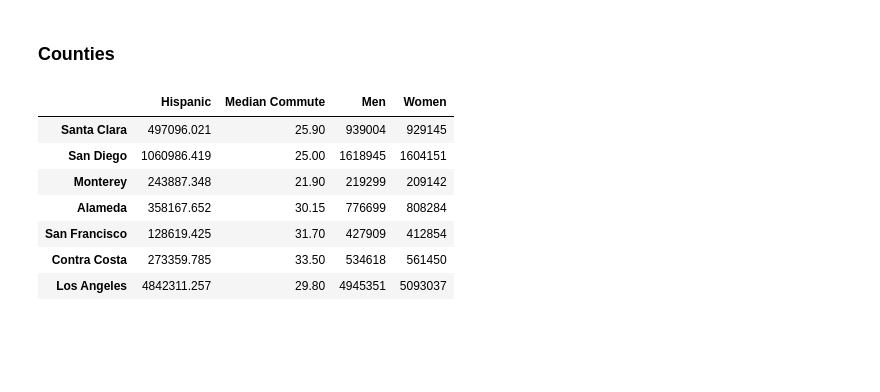
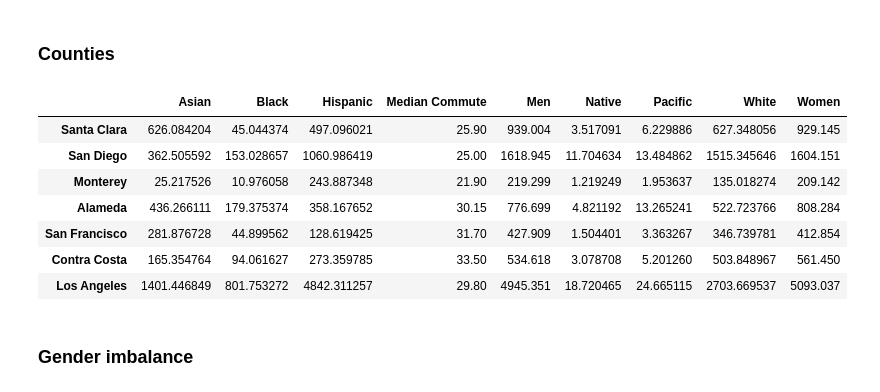
Before and after one commit to pstetz/Kaggle, a Jupyter notebook: in_progress/census/fun.ipynb, the cells around one changed output. Saved outputs shown, nothing was run; the diff lists cells and outputs as text; code cells hidden in the pictures; blank space fills up the shorter version.

```diff
--- a/in_progress/census/fun.ipynb
+++ b/in_progress/census/fun.ipynb
@@ -82,28 +82,40 @@ Name: IncomePerCapErr, dtype: float64
 # %%
 counties = ["Santa Clara", "San Diego", "Monterey", "Alameda", "San Francisco", "Contra Costa", "Los Angeles"]
 
-commute, men, women, hispanic = ([],[],[],[])
+commute, men, women, hispanic, white, black, native, asian, pacific = ([],[],[],[],[],[],[],[],[])
 
 for county in counties:
     curr_county = census[census.County == county]
 
     commute.append(curr_county.MeanCommute.median())
-    men.append(curr_county.Men.sum())
-    women.append(curr_county.Women.sum())
-    hispanic.append(((curr_county.Hispanic * curr_county.TotalPop) / 100).sum())
+    men.append(curr_county.Men.sum() / 1000)
+    women.append(curr_county.Women.sum() / 1000)
+    hispanic.append(((curr_county.Hispanic * curr_county.TotalPop) / 100000).sum())
+    white.append(((curr_county.White * curr_county.TotalPop) / 100000).sum())
+    black.append(((curr_county.Black * curr_county.TotalPop) / 100000).sum())
+    native.append(((curr_county.Native * curr_county.TotalPop) / 100000).sum())
+    asian.append(((curr_county.Asian * curr_county.TotalPop) / 100000).sum())
+    pacific.append(((curr_county.Pacific * curr_county.TotalPop) / 100000).sum())
 
 pd.DataFrame({
     "Women": women,
     "Men": men,
     "Median Commute": commute,
-    "Hispanic": hispanic
+    "Hispanic": hispanic,
+    "White": white,
+    "Black": black,
+    "Native": native,
+    "Asian": asian,
+    "Pacific": pacific
 }, index=counties)
 # %% [output]
-|  | Hispanic | Median Commute | Men | Women |
-| Santa Clara | 497096.021 | 25.90 | 939004 | 929145 |
-| San Diego | 1060986.419 | 25.00 | 1618945 | 1604151 |
-| Monterey | 243887.348 | 21.90 | 219299 | 209142 |
-| Alameda | 358167.652 | 30.15 | 776699 | 808284 |
-| San Francisco | 128619.425 | 31.70 | 427909 | 412854 |
-| Contra Costa | 273359.785 | 33.50 | 534618 | 561450 |
-| Los Angeles | 4842311.257 | 29.80 | 4945351 | 5093037 |
+|  | Asian | Black | Hispanic | Median Commute | Men | Native | Pacific | White | Women |
+| Santa Clara | 626.084204 | 45.044374 | 497.096021 | 25.90 | 939.004 | 3.517091 | 6.229886 | 627.348056 | 929.145 |
+| San Diego | 362.505592 | 153.028657 | 1060.986419 | 25.00 | 1618.945 | 11.704634 | 13.484862 | 1515.345646 | 1604.151 |
+| Monterey | 25.217526 | 10.976058 | 243.887348 | 21.90 | 219.299 | 1.219249 | 1.953637 | 135.018274 | 209.142 |
+| Alameda | 436.266111 | 179.375374 | 358.167652 | 30.15 | 776.699 | 4.821192 | 13.265241 | 522.723766 | 808.284 |
+| San Francisco | 281.876728 | 44.899562 | 128.619425 | 31.70 | 427.909 | 1.504401 | 3.363267 | 346.739781 | 412.854 |
+| Contra Costa | 165.354764 | 94.061627 | 273.359785 | 33.50 | 534.618 | 3.078708 | 5.201260 | 503.848967 | 561.450 |
+| Los Angeles | 1401.446849 | 801.753272 | 4842.311257 | 29.80 | 4945.351 | 18.720465 | 24.665115 | 2703.669537 | 5093.037 |
+# %% [markdown]
+### Gender imbalance
```
Also changed, not shown: 1 other file.
